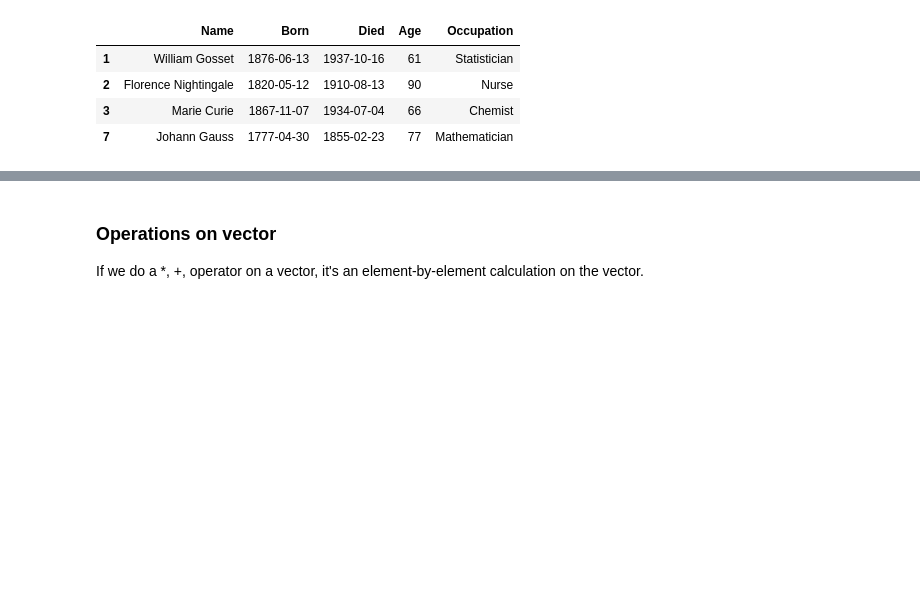
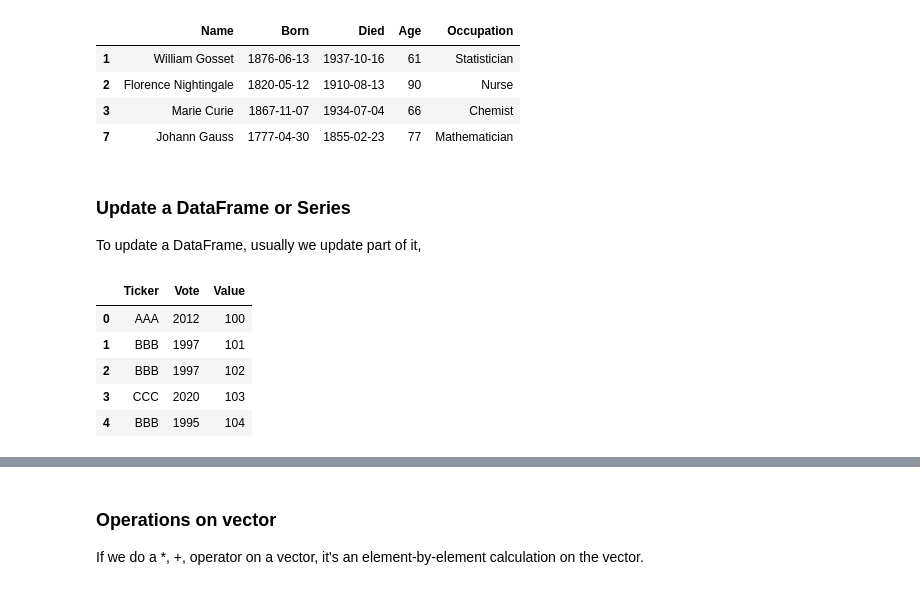
Before and after one commit to ZhangSteven/notebooks, a Jupyter notebook: everyone_ch02.ipynb, the cells around one changed output, grey strips where cells are left out. Saved outputs shown, nothing was run; the diff lists cells and outputs as text; code cells hidden in the pictures; blank space fills up the shorter version.

Commit message:
changed update data frame

```diff
--- a/everyone_ch02.ipynb
+++ b/everyone_ch02.ipynb
@@ -280,3 +314,20 @@ df[df['Age'] > df['Age'].mean()]
 | 2 | Florence Nightingale | 1820-05-12 | 1910-08-13 | 90 | Nurse |
 | 3 | Marie Curie | 1867-11-07 | 1934-07-04 | 66 | Chemist |
 | 7 | Johann Gauss | 1777-04-30 | 1855-02-23 | 77 | Mathematician |
+# %% [markdown]
+### Update a DataFrame or Series
+
+To update a DataFrame, usually we update part of it,
+# %%
+dftest = pd.DataFrame({ 'Ticker': ['AAA', 'BBB', 'BBB', 'CCC', 'BBB']
+                      , 'Vote': [2012, 1997, 1997, 2020, 1995]
+                      , 'Value': range(100, 105)
+                      })
+dftest
+# %% [output]
+|  | Ticker | Vote | Value |
+| 0 | AAA | 2012 | 100 |
+| 1 | BBB | 1997 | 101 |
+| 2 | BBB | 1997 | 102 |
+| 3 | CCC | 2020 | 103 |
+| 4 | BBB | 1995 | 104 |
```
Also changed, not shown: parts of 14 cells of this notebook, 1 other file.
